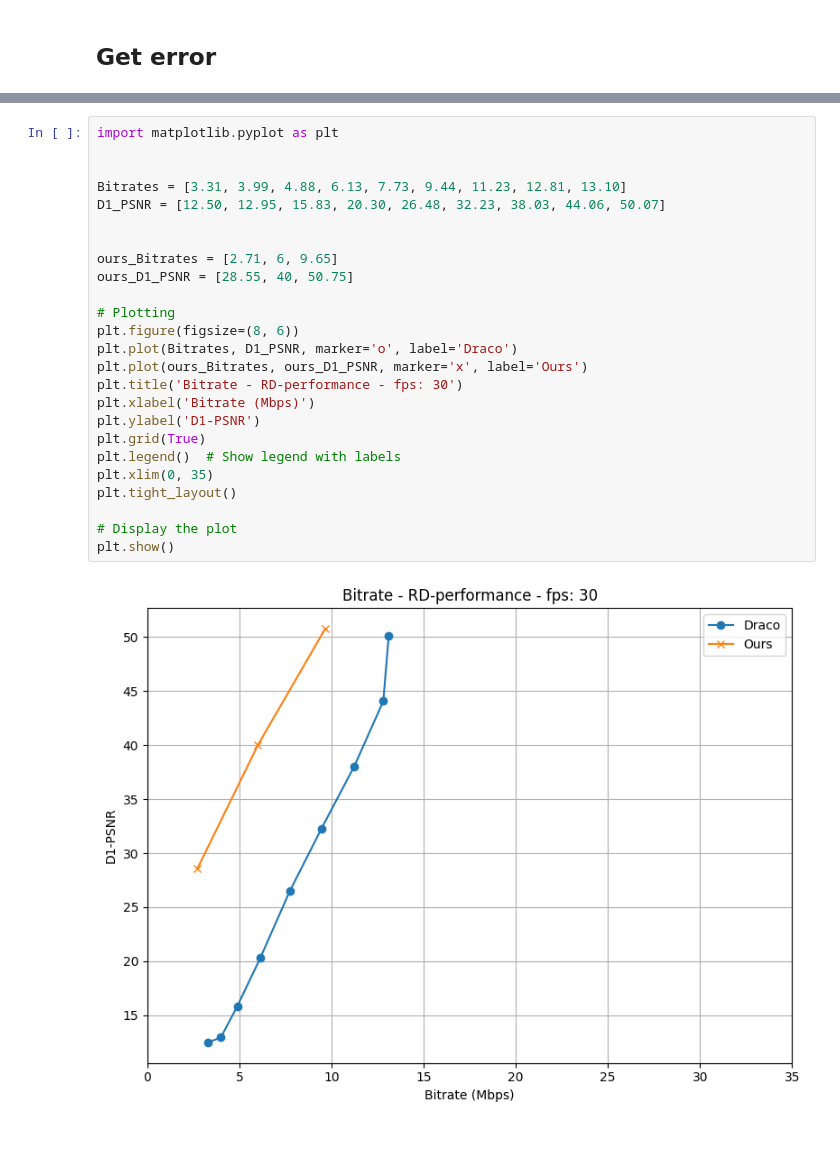
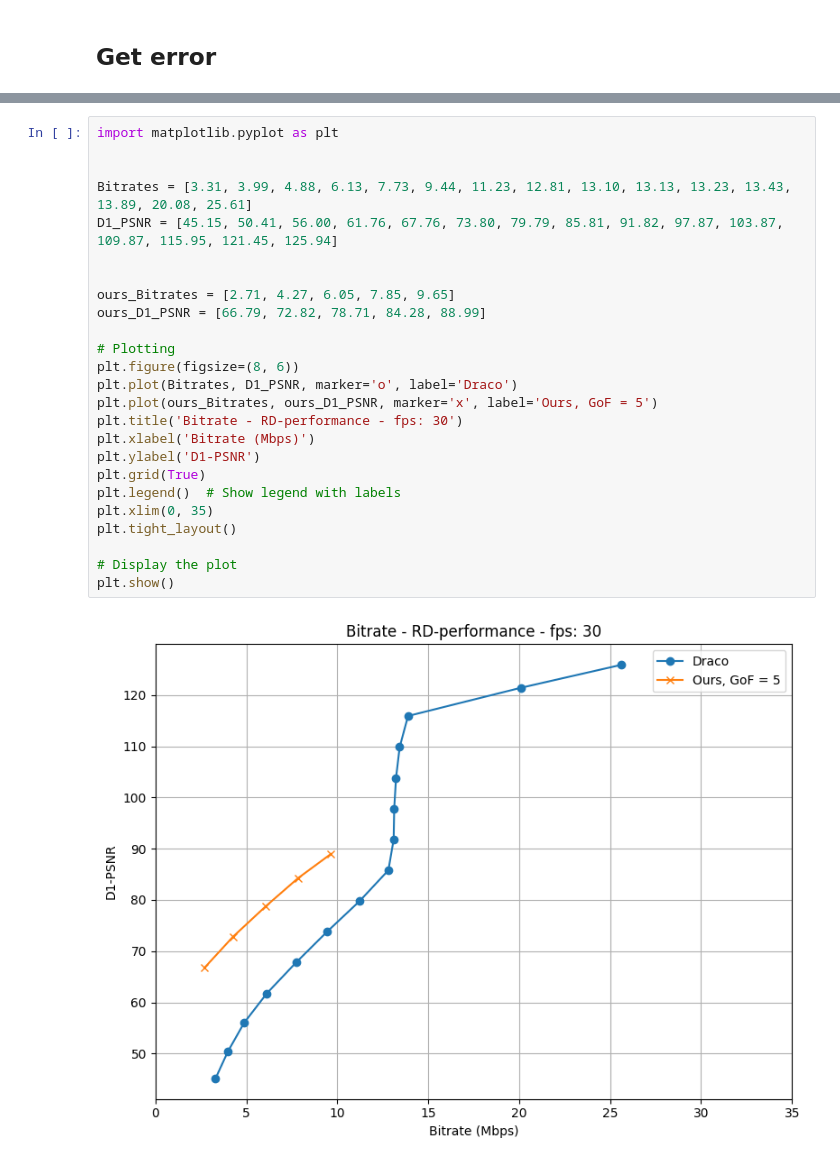
Before and after one commit to frozzzen3/TVMC, a Jupyter notebook: get_Draco_results.ipynb, the cells around one changed output, grey strips where cells are left out. Cells and saved outputs as stored; diff of their text form.

```diff
--- a/get_Draco_results.ipynb
+++ b/get_Draco_results.ipynb
@@ -300,27 +305,27 @@ qp=14, Number of frames: 15, Average D1 PSNR: 53.641483045088016
 # %%
 import matplotlib.pyplot as plt
 
 
-Bitrates = [3.31, 3.99, 4.88, 6.13, 7.73, 9.44, 11.23, 12.81, 13.10]
-D1_PSNR = [12.50, 12.95, 15.83, 20.30, 26.48, 32.23, 38.03, 44.06, 50.07]
+Bitrates = [3.31, 3.99, 4.88, 6.13, 7.73, 9.44, 11.23, 12.81, 13.10, 13.13, 13.23, 13.43, 13.89, 20.08, 25.61]
+D1_PSNR = [45.15, 50.41, 56.00, 61.76, 67.76, 73.80, 79.79, 85.81, 91.82, 97.87, 103.87, 109.87, 115.95, 121.45, 125.94]
 
 
-ours_Bitrates = [2.71, 6, 9.65]
-ours_D1_PSNR = [28.55, 40, 50.75]
+ours_Bitrates = [2.71, 4.27, 6.05, 7.85, 9.65]
+ours_D1_PSNR = [66.79, 72.82, 78.71, 84.28, 88.99]
 
 # Plotting
 plt.figure(figsize=(8, 6))
 plt.plot(Bitrates, D1_PSNR, marker='o', label='Draco')
-plt.plot(ours_Bitrates, ours_D1_PSNR, marker='x', label='Ours')
+plt.plot(ours_Bitrates, ours_D1_PSNR, marker='x', label='Ours, GoF = 5')
 plt.title('Bitrate - RD-performance - fps: 30')
 plt.xlabel('Bitrate (Mbps)')
 plt.ylabel('D1-PSNR')
 plt.grid(True)
 plt.legend()  # Show legend with labels
 plt.xlim(0, 35)
 plt.tight_layout()
 
 # Display the plot
 plt.show()
 # %% [output]
-[figure, old version]
+[figure, new version]
```
Also changed, not shown: parts of 9 cells of this notebook, 3 other files.
